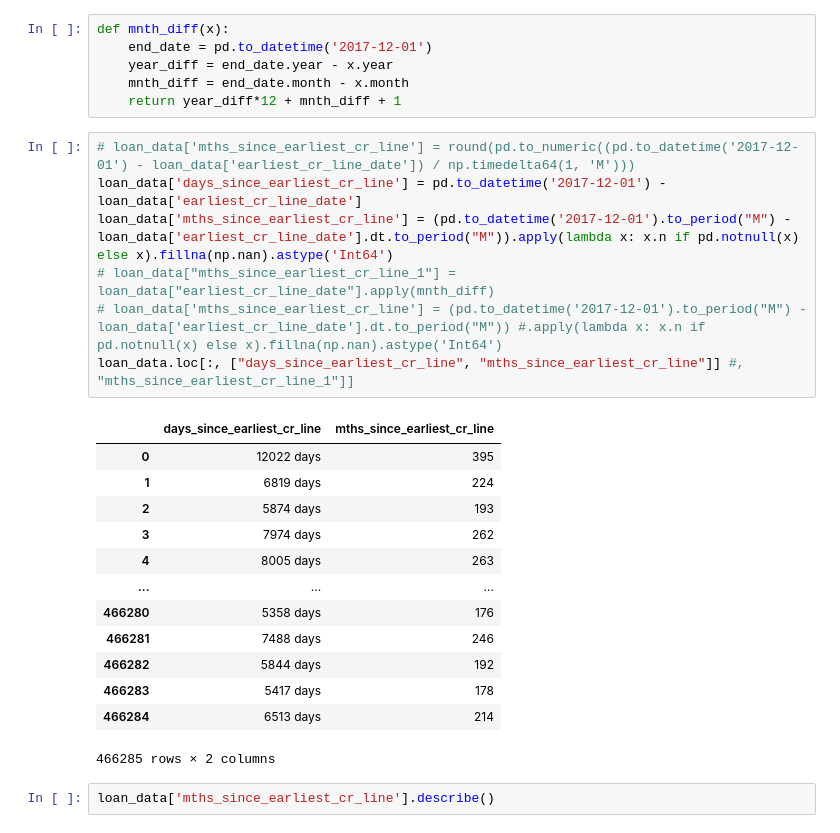
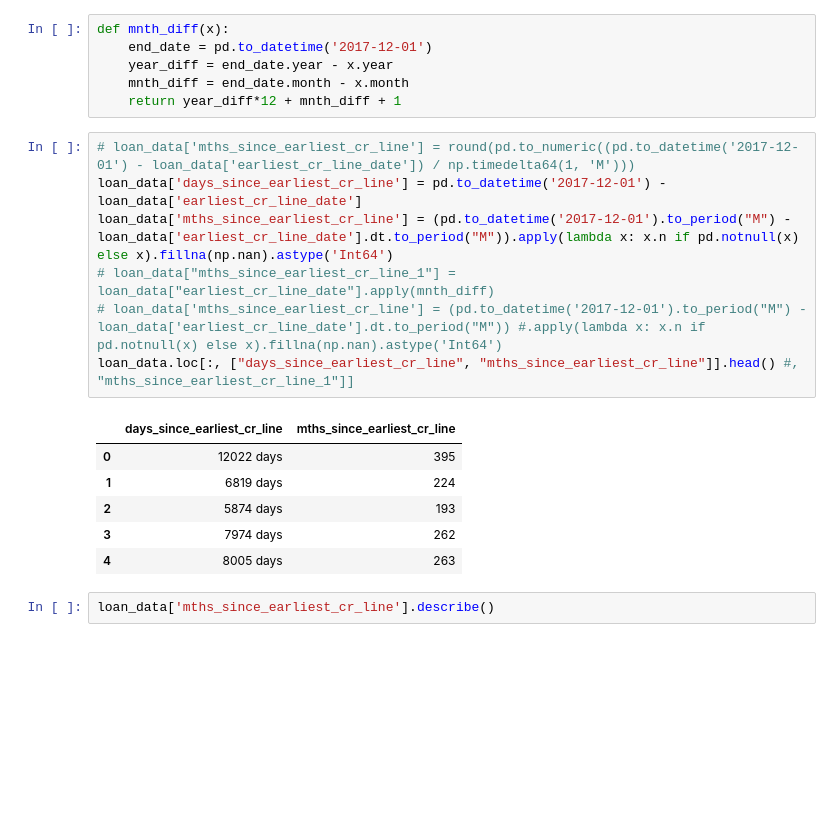
Before and after one commit to pbdanny/PythonProject, a Jupyter notebook: credit_risk_modeling/notebook/CreditRiskModeling_Preparation_4.ipynb, the cells around one changed output. Cells and saved outputs as stored; diff of their text form; blank space fills up the shorter version.

Commit message:
Kaggle Notebook | CreditRiskAnalysis_Data.ipynb | Version 10

```diff
--- a/credit_risk_modeling/notebook/CreditRiskModeling_Preparation_4.ipynb
+++ b/credit_risk_modeling/notebook/CreditRiskModeling_Preparation_4.ipynb
@@ -90,24 +90,17 @@ def mnth_diff(x):
 # %%
 # loan_data['mths_since_earliest_cr_line'] = round(pd.to_numeric((pd.to_datetime('2017-12-01') - loan_data['earliest_cr_line_date']) / np.timedelta64(1, 'M')))
 loan_data['days_since_earliest_cr_line'] = pd.to_datetime('2017-12-01') - loan_data['earliest_cr_line_date']
 loan_data['mths_since_earliest_cr_line'] = (pd.to_datetime('2017-12-01').to_period("M") - loan_data['earliest_cr_line_date'].dt.to_period("M")).apply(lambda x: x.n if pd.notnull(x) else x).fillna(np.nan).astype('Int64')
 # loan_data["mths_since_earliest_cr_line_1"] = loan_data["earliest_cr_line_date"].apply(mnth_diff)
 # loan_data['mths_since_earliest_cr_line'] = (pd.to_datetime('2017-12-01').to_period("M") - loan_data['earliest_cr_line_date'].dt.to_period("M")) #.apply(lambda x: x.n if pd.notnull(x) else x).fillna(np.nan).astype('Int64')
-loan_data.loc[:, ["days_since_earliest_cr_line", "mths_since_earliest_cr_line"]] #, "mths_since_earliest_cr_line_1"]]
+loan_data.loc[:, ["days_since_earliest_cr_line", "mths_since_earliest_cr_line"]].head() #, "mths_since_earliest_cr_line_1"]]
 # %% [output]
 |  | days_since_earliest_cr_line | mths_since_earliest_cr_line |
 | 0 | 12022 days | 395 |
 | 1 | 6819 days | 224 |
 | 2 | 5874 days | 193 |
 | 3 | 7974 days | 262 |
 | 4 | 8005 days | 263 |
-| ... | ... | ... |
-| 466280 | 5358 days | 176 |
-| 466281 | 7488 days | 246 |
-| 466282 | 5844 days | 192 |
-| 466283 | 5417 days | 178 |
-| 466284 | 6513 days | 214 |
-466285 rows × 2 columns
 # %%
 loan_data['mths_since_earliest_cr_line'].describe()
 # %% [output]
```
Also changed, not shown: parts of 19 cells of this notebook.
